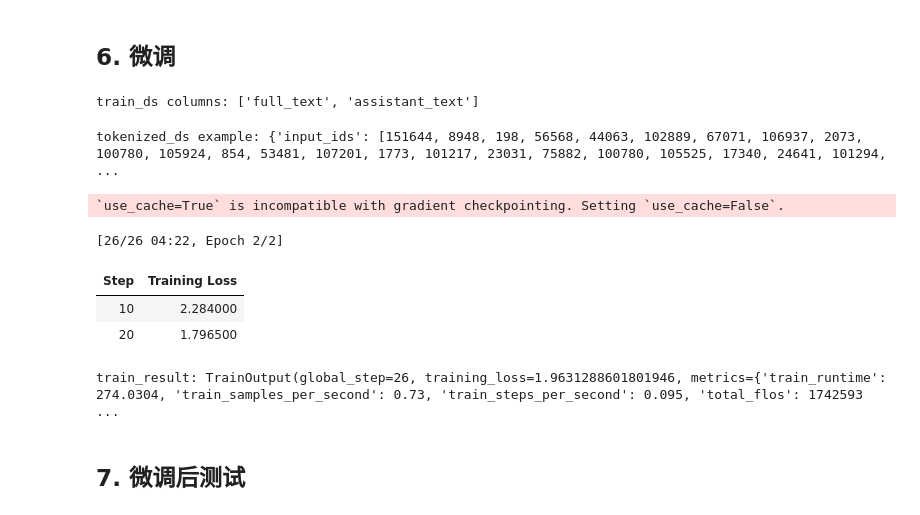
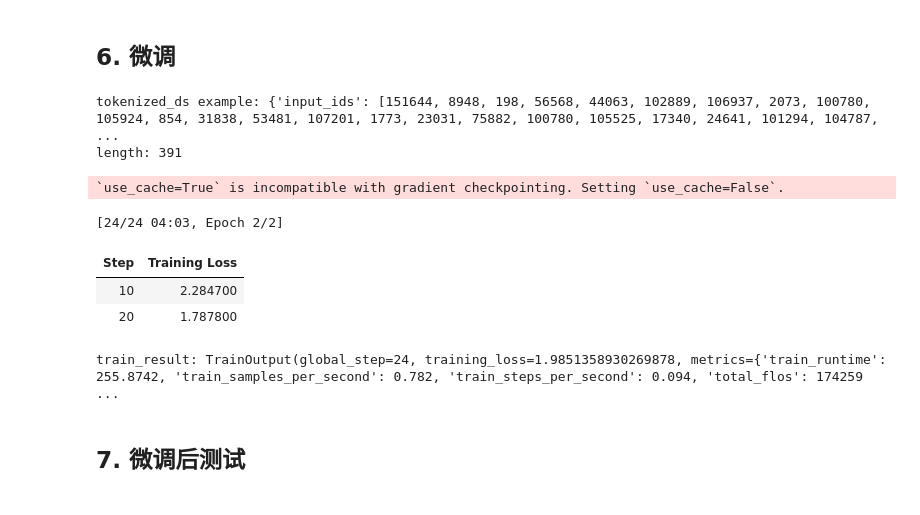
Before and after one commit to chenkx612/Qwen2-Roleplay-SFT, a Jupyter notebook: roleplay.ipynb, the cells around one changed output. Saved outputs shown, nothing was run; the diff lists cells and outputs as text; code cells hidden in the pictures.

```diff
--- a/roleplay.ipynb
+++ b/roleplay.ipynb
@@ -165,26 +160,22 @@ pprint.pprint(train_ds_raw[0])
 # %% [markdown]
 ## 4. Chat Template
 # %%
+import re
+
 def format_roleplay(example, include_assistant=True):
     """
     将 instruction 作为角色设定放入 system, input 作为 user, output 作为 assistant.
     include_assistant: 当为 False 时，会省略 assistant 参考答案（用于推理/测试）
-
-    返回值: dict, 包含 'full_text'（用于 tokenization 的完整对话文本）和
-    'assistant_text' (参考答案，仅训练时用于生成 labels)。
     """
     instr = example.get("instruction", "").strip() or "<未提供角色设定>"
     user_input = example.get("input", "").strip() or "<无用户输入>"
     assistant_output = example.get("output", "").strip() or ""
 
-    # 在 assistant_text 尾部追加 eos
-    assistant_output += tokenizer.eos_token
-
     system_prompt = (
-        "你将扮演下方“角色设定”所描述的角色。"
-        "以该角色的第一人称身份回复，保持语气、知识背景与情感一致，增强代入感。"
+        "你是一名角色扮演聊天机器人。"
+        "依据下方“角色设定”以第一人称回复。"
         "在回复开头和结尾各加一段括号内的简短描述，用以表明角色的表情或动作。"
-        f"\n\n角色设定：\n{instr}\n\n"
+        f"\n角色设定：\n{instr}\n"
     )
 
     def _build_conversation(include_assistant_flag: bool):
@@ -201,7 +192,12 @@ def format_roleplay(example, include_assistant=True):
         tokenize=False, enable_thinking=False
     )
 
-    return {"full_text": full_text, "assistant_text": assistant_output}
+    # 删除所有 <think>...</think> 块及其后续空白
+    full_text = re.sub(r"<think>.*?</think>\s*", "", full_text, flags=re.DOTALL)
+
+    output_with_eos = assistant_output + tokenizer.eos_token
+
+    return {"full_text": full_text, "assistant_text": output_with_eos}
 
 train_ds = train_ds_raw.map(
     format_roleplay, remove_columns=train_ds_raw.column_names
@@ -218,12 +230,12 @@ pprint.pprint(train_ds[0])
 from pathlib import Path
 import json
 
-MAX_LENGTH = 1024
+MAX_LENGTH = 512
 DO_SAMPLE = True
 DECODE_TEMPERATURE = 1.0
 DECODE_TOP_K = 50
 DECODE_TOP_P = 0.9
-DECODE_MAX_NEW_TOKENS = 256
+DECODE_MAX_NEW_TOKENS = 128
 
 samples_path = Path('samples.json')
 if not samples_path.exists():
@@ -249,10 +261,8 @@ def generate_for_prompt(prompt):
             top_k=DECODE_TOP_K, top_p=DECODE_TOP_P
         )
     # 只返回模型新生成的部分（去掉 prompt）
-    input_len = int(inputs['attention_mask'].sum().item())
-    gen_ids = gen[0, input_len:]
-    text = tokenizer.decode(gen_ids, skip_special_tokens=True)
-    return text
+    text = tokenizer.decode(gen[0], skip_special_tokens=True)
+    return text[len(prompt):] if text.startswith(prompt) else text
 
 pre_results = []
 for s in samples:
@@ -314,50 +324,50 @@ def tokenize_function(examples):
 tokenized_ds = train_ds.map(
     tokenize_function, batched=True, remove_columns=train_ds.column_names
 )
-# %% [output]
-train_ds columns: ['full_text', 'assistant_text']
-tokenized_ds example: {'input_ids': [151644, 8948, 198, 56568, 44063, 102889, 67071, 106937, 2073, 100780, 105924, 854, 53481, 107201, 1773, 101217, 23031, 75882, 100780, 105525, 17340, 24641, 101294, ...
 # %%
 print('tokenized_ds example:', tokenized_ds[0])
 print('length:', len_tokens(tokenized_ds[0]))
+# %% [output]
+tokenized_ds example: {'input_ids': [151644, 8948, 198, 56568, 44063, 102889, 106937, 2073, 100780, 105924, 854, 31838, 53481, 107201, 1773, 23031, 75882, 100780, 105525, 17340, 24641, 101294, 104787, ...
+length: 391
 # %%
-PER_DEVICE_BATCH_SIZE = 3
-GRADIENT_ACCUMULATION_STEPS = 3
+PER_DEVICE_BATCH_SIZE = 4
+GRADIENT_ACCUMULATION_STEPS = 2
 NUM_EPOCHS = 2
 LEARNING_RATE = 2e-4
 
 training_args = TrainingArguments(
     output_dir='./checkpoints',
     per_device_train_batch_size=PER_DEVICE_BATCH_SIZE,
     gradient_accumulation_steps=GRADIENT_ACCUMULATION_STEPS,
     num_train_epochs=NUM_EPOCHS,
     learning_rate=LEARNING_RATE,
     fp16=torch.cuda.is_available(),
     logging_steps=10,
     save_total_limit=2,
     save_strategy='epoch',
     remove_unused_columns=False,
     report_to="none"  # 关闭wandb日志
 )
 
 trainer = Trainer(
     model=model,
     args=training_args,
     train_dataset=tokenized_ds,
     data_collator=default_data_collator,
     tokenizer=tokenizer,
 )
 
 # 开始训练
 train_result = trainer.train()
 print('train_result:', train_result)
 # %% [output]
 `use_cache=True` is incompatible with gradient checkpointing. Setting `use_cache=False`.
-[26/26 04:22, Epoch 2/2]
+[24/24 04:03, Epoch 2/2]
 | Step | Training Loss |
-| 10 | 2.284000 |
-| 20 | 1.796500 |
+| 10 | 2.284700 |
+| 20 | 1.787800 |
-train_result: TrainOutput(global_step=26, training_loss=1.9631288601801946, metrics={'train_runtime': 274.0304, 'train_samples_per_second': 0.73, 'train_steps_per_second': 0.095, 'total_flos': 1742593 ...
+train_result: TrainOutput(global_step=24, training_loss=1.9851358930269878, metrics={'train_runtime': 255.8742, 'train_samples_per_second': 0.782, 'train_steps_per_second': 0.094, 'total_flos': 174259 ...
 # %% [markdown]
 ## 7. 微调后测试
 # %%
```
Also changed, not shown: parts of 8 cells of this notebook.
